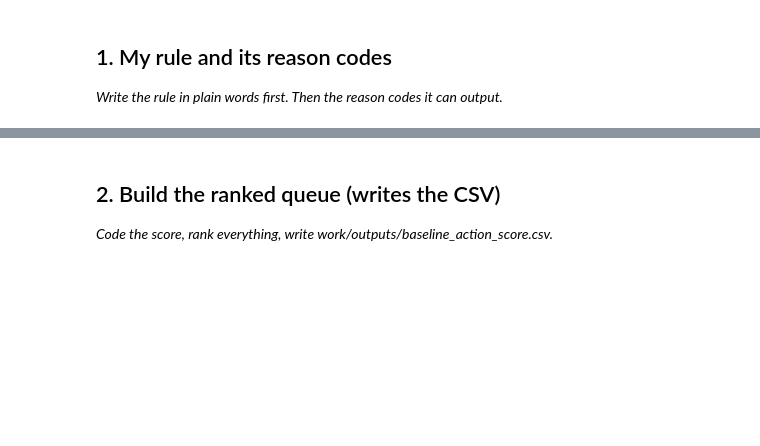
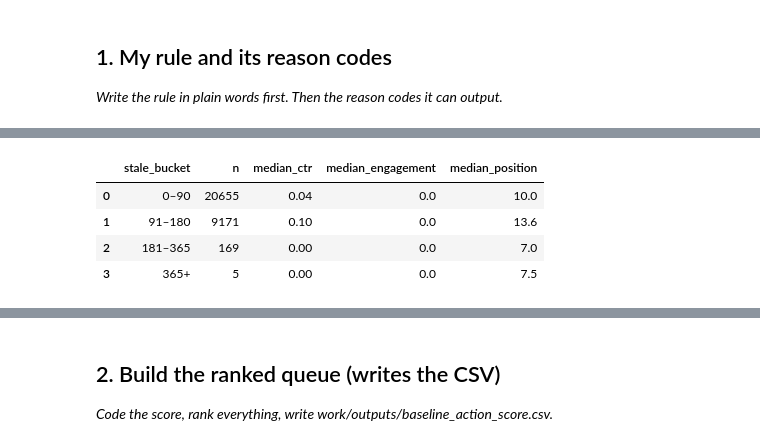
Before and after one commit to Rohmasaeed/flyrank-ml-internship-, a Jupyter notebook: work/notebooks/w04_baseline_score.ipynb, the cells around one changed output, grey strips where cells are left out. Drawn from its saved outputs; the diff is of its cells as text; code cells hidden in the pictures; blank space fills up the shorter version.

```diff
--- a/work/notebooks/w04_baseline_score.ipynb
+++ b/work/notebooks/w04_baseline_score.ipynb
@@ -15,0 +85,85 @@ This skeleton is yours to fill. Work the sections **in order** — each one has
+# %%
+# ==========================================
+# SECTION 1 — SIGNAL AUDIT
+# ==========================================
+
+import numpy as np
+import pandas as pd
+
+# Make a working copy
+audit = df.copy()
+
+# ------------------------------------------
+# SIGNAL 1: DAYS SINCE LAST UPDATE
+# ------------------------------------------
+
+stale_bins = [-1, 90, 180, 365, np.inf]
+stale_labels = ["0–90", "91–180", "181–365", "365+"]
+
+audit["stale_bucket"] = pd.cut(
+    audit["days_since_last_update"],
+    bins=stale_bins,
+    labels=stale_labels,
+    include_lowest=True
+)
+
+stale_table = (
+    audit.groupby("stale_bucket", observed=False)
+    .agg(
+        n=("content_id", "size"),
+        median_ctr=("ctr", "median"),
+        median_engagement=("engagement_rate", "median"),
+        median_position=("avg_position", "median")
+    )
+    .reset_index()
+)
+
+print("SIGNAL 1 — STALENESS")
+display(stale_table)
+
+print("\nVerdict: MIXED")
+print(
+    "Reason: the observed performance pattern is not perfectly monotonic "
+    "across age buckets, so staleness is useful as a directional "
+    "decision-support signal but should not be treated as causal."
+)
+
+
+# ------------------------------------------
+# SIGNAL 2: CTR VS POSITION
+# ------------------------------------------
+
+position_audit = audit[audit["avg_position"] > 0].copy()
+
+position_bins = [0, 3, 10, 20, np.inf]
+position_labels = ["1–3", "4–10", "11–20", "21+"]
+
+position_audit["position_bucket"] = pd.cut(
+    position_audit["avg_position"],
+    bins=position_bins,
+    labels=position_labels,
+    include_lowest=True
+)
+
+position_audit["low_ctr"] = position_audit["ctr"] < 0.05
+
+ctr_position_table = (
+    position_audit.groupby("position_bucket", observed=False)
+    .agg(
+        n=("content_id", "size"),
+        median_ctr=("ctr", "median"),
+        low_ctr_rate=("low_ctr", "mean")
+    )
+    .reset_index()
+)
+
+print("\nSIGNAL 2 — CTR VS POSITION")
+display(ctr_position_table)
+
+print("\nVerdict: MIXED")
+print(
+    "Reason: CTR varies by ranking position, but the relationship is not "
+    "perfectly monotonic. Therefore low CTR at a useful ranking position "
+    "is treated as a directional signal rather than proof of a content problem."
+)
+# %% [output]
@@ -15,0 +171,5 @@ This skeleton is yours to fill. Work the sections **in order** — each one has
+|  | stale_bucket | n | median_ctr | median_engagement | median_position |
+| 0 | 0–90 | 20655 | 0.04 | 0.0 | 10.0 |
+| 1 | 91–180 | 9171 | 0.10 | 0.0 | 13.6 |
+| 2 | 181–365 | 169 | 0.00 | 0.0 | 7.0 |
+| 3 | 365+ | 5 | 0.00 | 0.0 | 7.5 |
```
Also changed, not shown: parts of 11 cells of this notebook.
